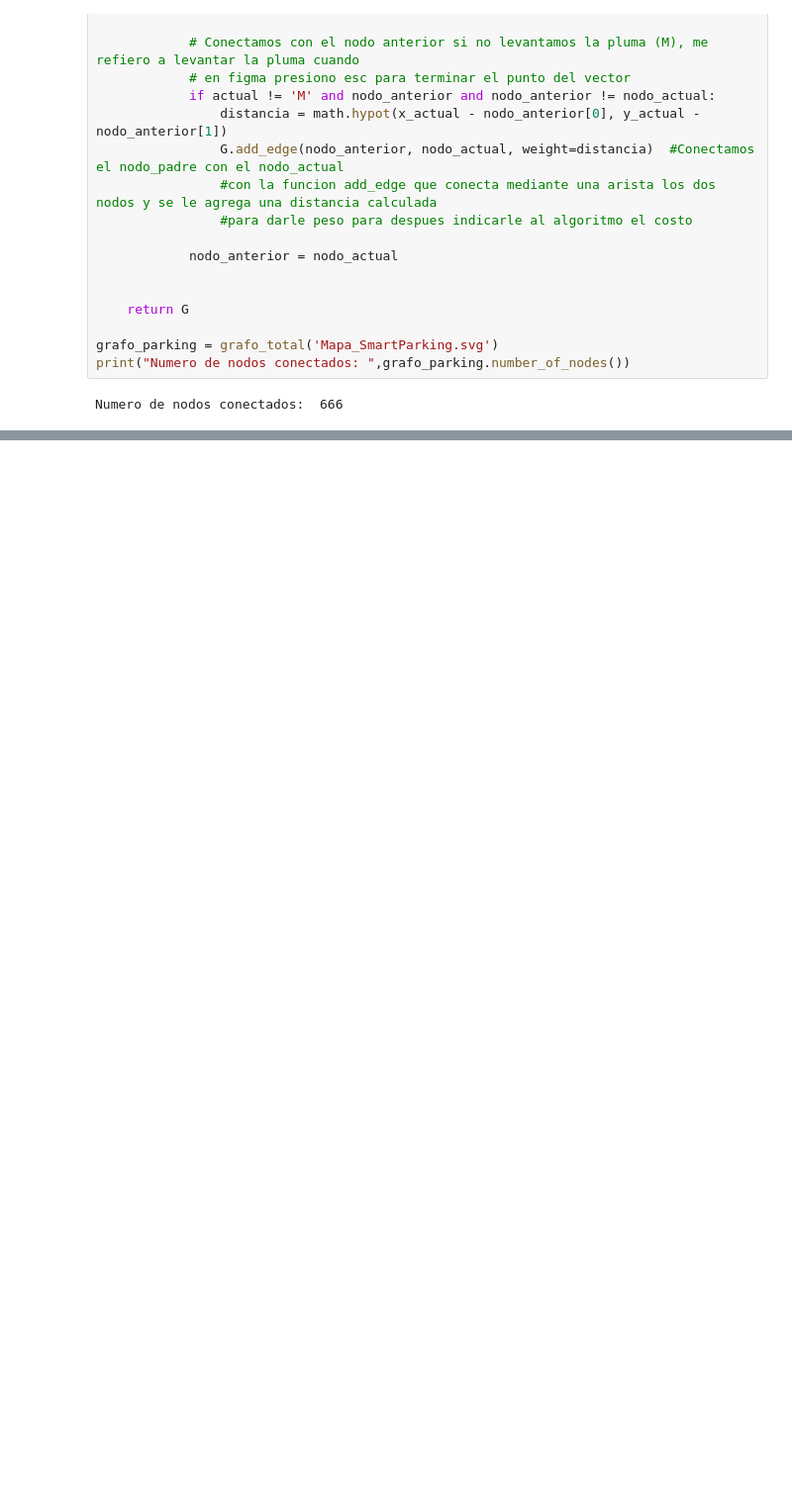
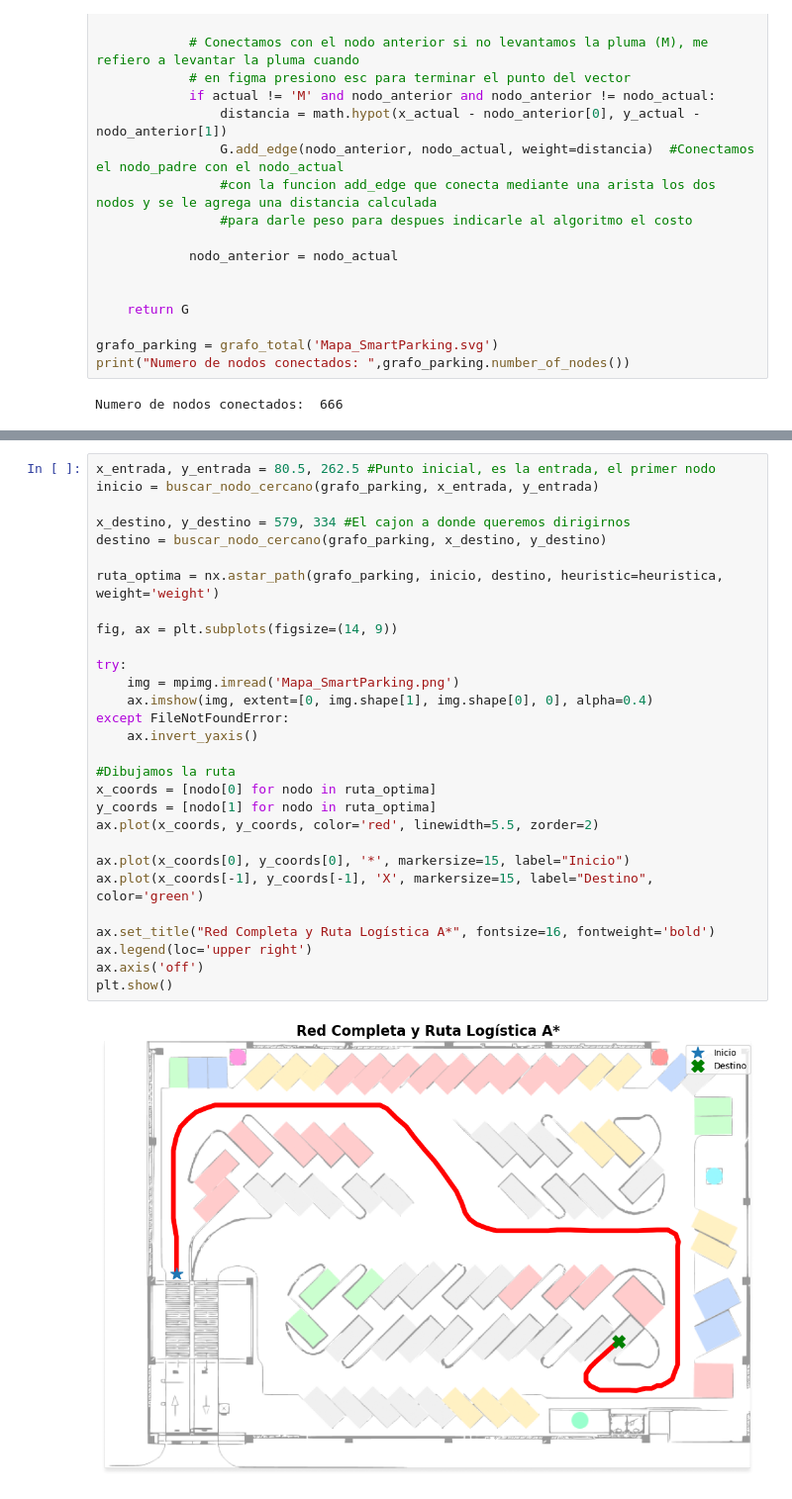
Before and after one commit to eduaredev/SmartParking, a Jupyter notebook: Algoritmo_A_estrella/Algoritmo_a_estrella.ipynb, the cells around one changed output, grey strips where cells are left out. Shown at 99% size. Saved outputs shown, nothing was run; the diff lists cells and outputs as text; blank space fills up the shorter version.

```diff
--- a/Algoritmo_A_estrella/Algoritmo_a_estrella.ipynb
+++ b/Algoritmo_A_estrella/Algoritmo_a_estrella.ipynb
@@ -216,0 +261,31 @@ plt.show()
+# %%
+x_entrada, y_entrada = 80.5, 262.5 #Punto inicial, es la entrada, el primer nodo
+inicio = buscar_nodo_cercano(grafo_parking, x_entrada, y_entrada)
+
+x_destino, y_destino = 579, 334 #El cajon a donde queremos dirigirnos
+destino = buscar_nodo_cercano(grafo_parking, x_destino, y_destino)
+
+ruta_optima = nx.astar_path(grafo_parking, inicio, destino, heuristic=heuristica, weight='weight')
+
+fig, ax = plt.subplots(figsize=(14, 9))
+
+try:
+    img = mpimg.imread('Mapa_SmartParking.png')
+    ax.imshow(img, extent=[0, img.shape[1], img.shape[0], 0], alpha=0.4)
+except FileNotFoundError:
+    ax.invert_yaxis()
+
+#Dibujamos la ruta
+x_coords = [nodo[0] for nodo in ruta_optima]
+y_coords = [nodo[1] for nodo in ruta_optima]
+ax.plot(x_coords, y_coords, color='red', linewidth=5.5, zorder=2)
+
+ax.plot(x_coords[0], y_coords[0], '*', markersize=15, label="Inicio")
+ax.plot(x_coords[-1], y_coords[-1], 'X', markersize=15, label="Destino", color='green')
+
+ax.set_title("Red Completa y Ruta Logística A*", fontsize=16, fontweight='bold')
+ax.legend(loc='upper right')
+ax.axis('off')
+plt.show()
+# %% [output]
+[figure, added]
```
Also changed, not shown: parts of 4 cells of this notebook.
